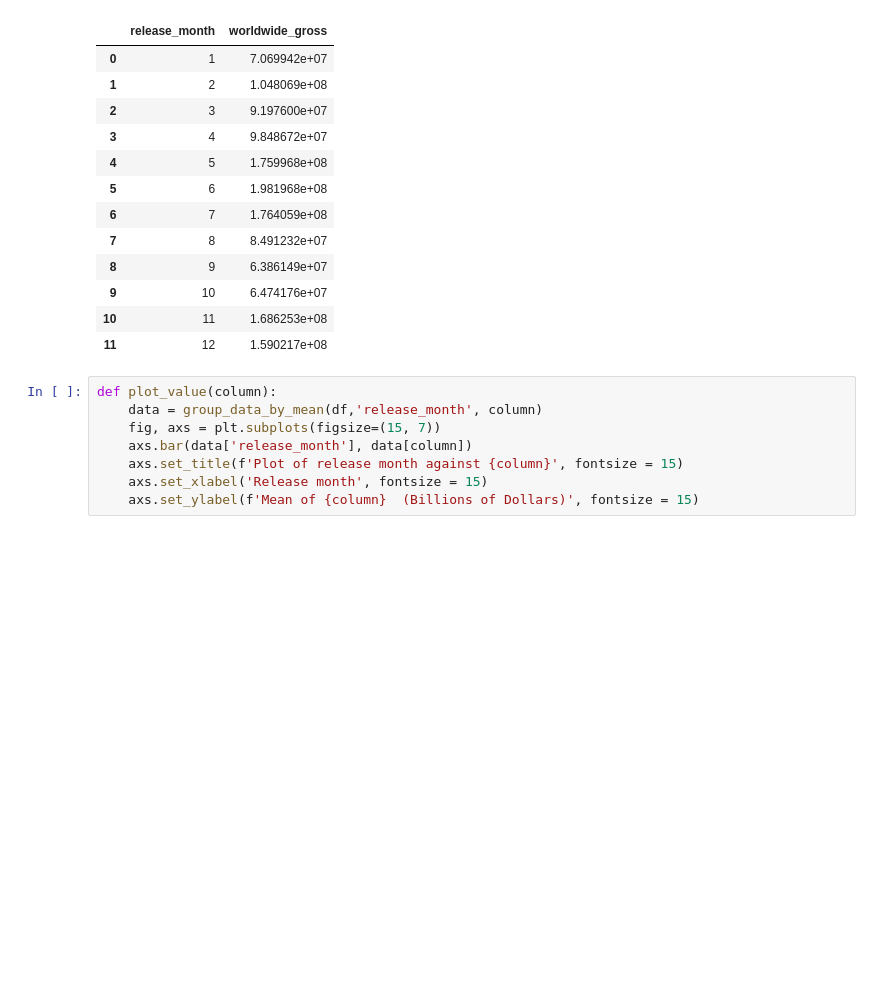
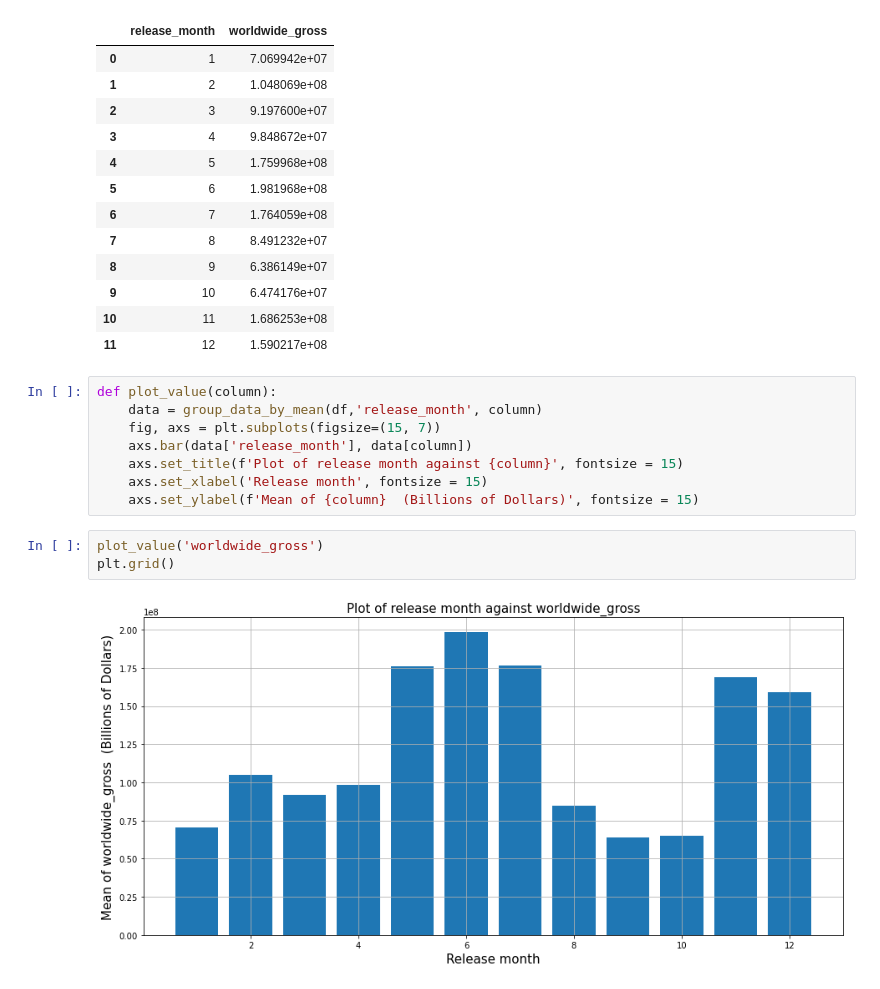
Before and after one commit to boazleleina/Movies-Analysis-and-Visualization, a Jupyter notebook: STUDENT.ipynb, the cells around one changed output. Saved outputs shown, nothing was run; the diff lists cells and outputs as text; blank space fills up the shorter version.

```diff
--- a/STUDENT.ipynb
+++ b/STUDENT.ipynb
@@ -659,3 +682,8 @@ def plot_value(column):
     axs.set_title(f'Plot of release month against {column}', fontsize = 15)
     axs.set_xlabel('Release month', fontsize = 15)
     axs.set_ylabel(f'Mean of {column}  (Billions of Dollars)', fontsize = 15)
+# %%
+plot_value('worldwide_gross')
+plt.grid()
+# %% [output]
+[figure, added]
```
Also changed, not shown: parts of 21 cells of this notebook, 1 other file.
